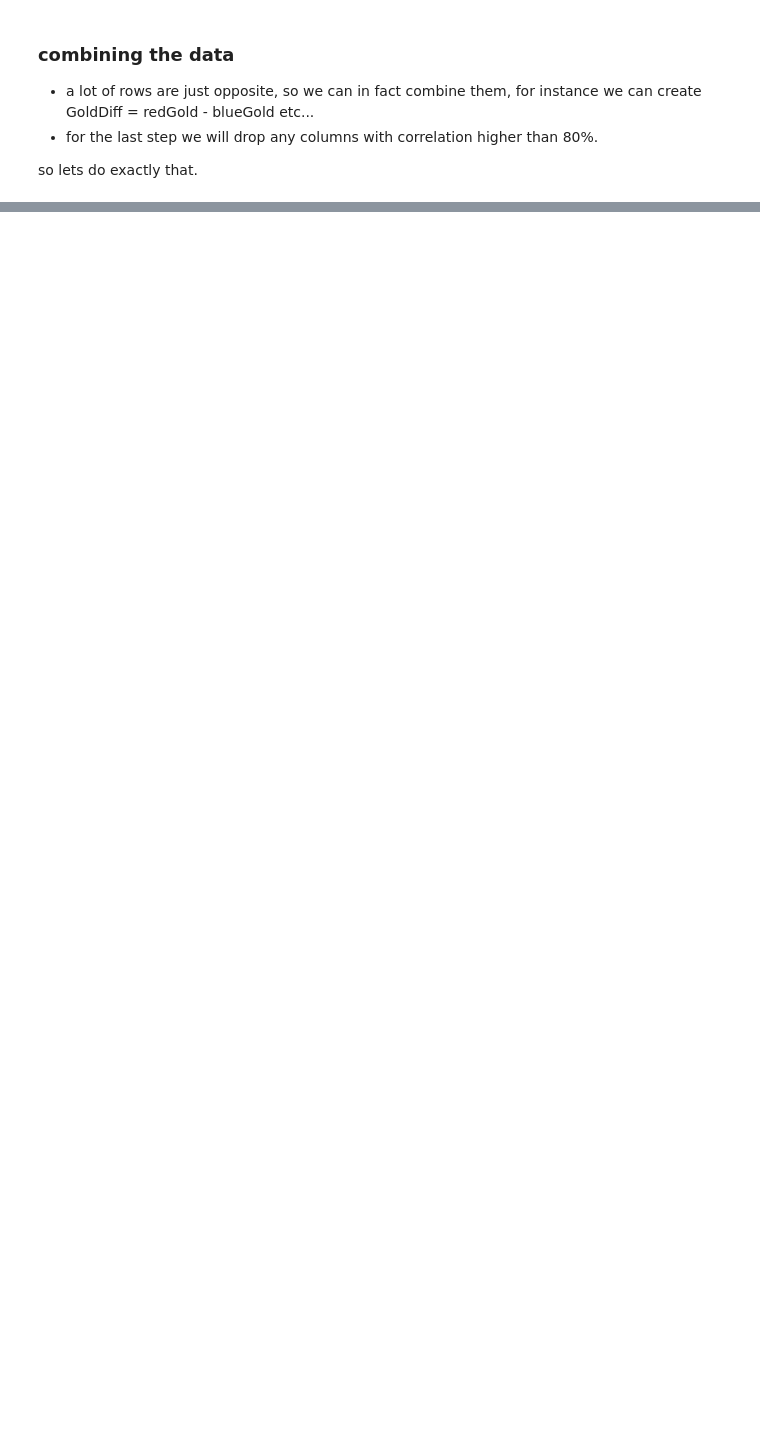
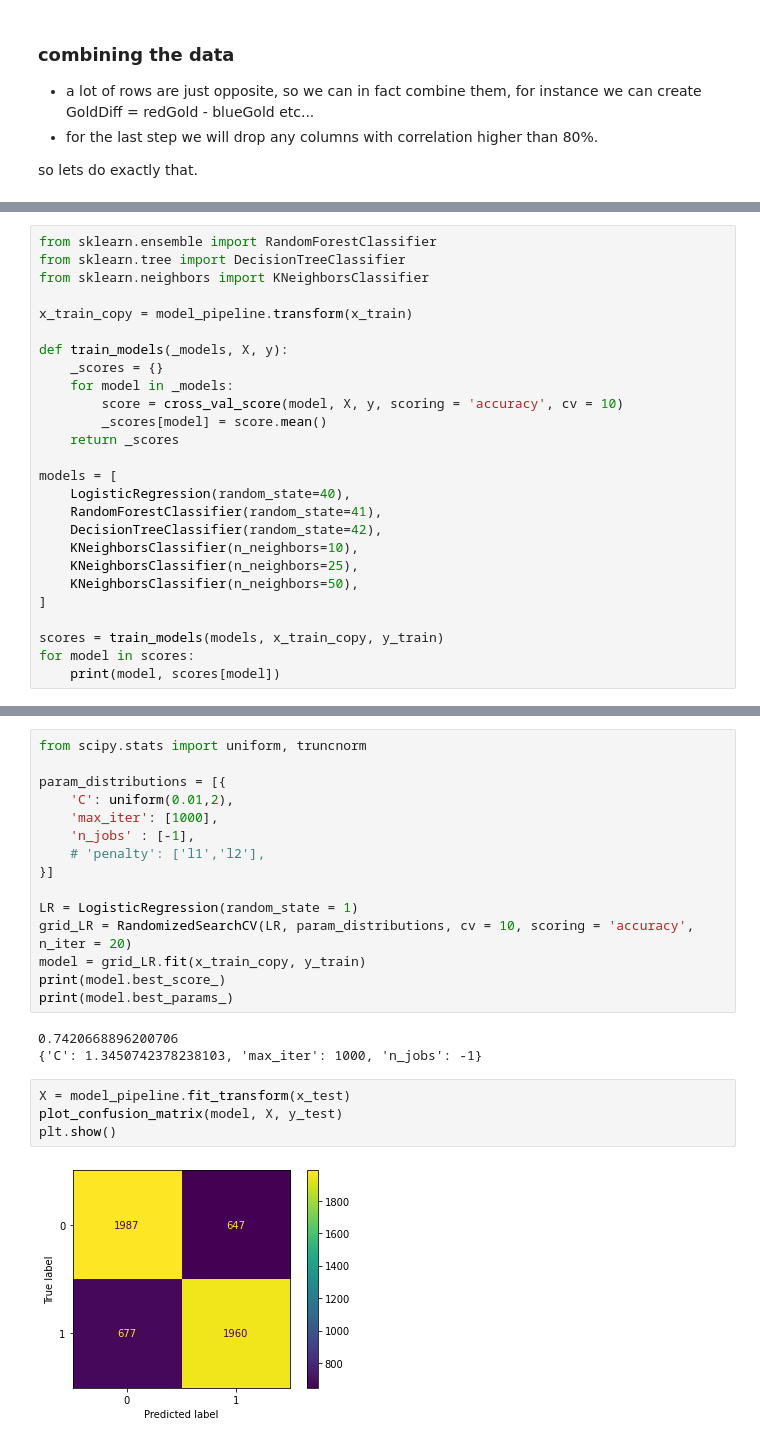
Before and after one commit to mike-tr/IntroToDS_Final, a Jupyter notebook: P3_league_win_predict.ipynb, the cells around one changed output, grey strips where cells are left out. Cells and saved outputs as stored; diff of their text form; blank space fills up the shorter version.

```diff
--- a/P3_league_win_predict.ipynb
+++ b/P3_league_win_predict.ipynb
@@ -330,0 +473,26 @@ print(scores.mean())
+# %%
+from sklearn.ensemble import RandomForestClassifier
+from sklearn.tree import DecisionTreeClassifier
+from sklearn.neighbors import KNeighborsClassifier
+
+x_train_copy = model_pipeline.transform(x_train)
+
+def train_models(_models, X, y):
+    _scores = {}
+    for model in _models:
+        score = cross_val_score(model, X, y, scoring = 'accuracy', cv = 10)
+        _scores[model] = score.mean()
+    return _scores
+
+models = [
+    LogisticRegression(random_state=40),
+    RandomForestClassifier(random_state=41),
+    DecisionTreeClassifier(random_state=42),
+    KNeighborsClassifier(n_neighbors=10),
+    KNeighborsClassifier(n_neighbors=25),
+    KNeighborsClassifier(n_neighbors=50),
+]
+
+scores = train_models(models, x_train_copy, y_train)
+for model in scores:
+    print(model, scores[model])
@@ -331 +566,25 @@ print(scores.mean())
+# %%
+from scipy.stats import uniform, truncnorm
+
+param_distributions = [{
+    'C': uniform(0.01,2),
+    'max_iter': [1000],
+    'n_jobs' : [-1],
+    # 'penalty': ['l1','l2'],
+}]
+
+LR = LogisticRegression(random_state = 1)
+grid_LR = RandomizedSearchCV(LR, param_distributions, cv = 10, scoring = 'accuracy', n_iter = 20)
+model = grid_LR.fit(x_train_copy, y_train)
+print(model.best_score_)
+print(model.best_params_)
+# %% [output]
+0.7420668896200706
+{'C': 1.3450742378238103, 'max_iter': 1000, 'n_jobs': -1}
+# %%
+X = model_pipeline.fit_transform(x_test)
+plot_confusion_matrix(model, X, y_test)
+plt.show()
+# %% [output]
+[figure, added]
 # %%
```
Also changed, not shown: parts of 43 cells of this notebook.
